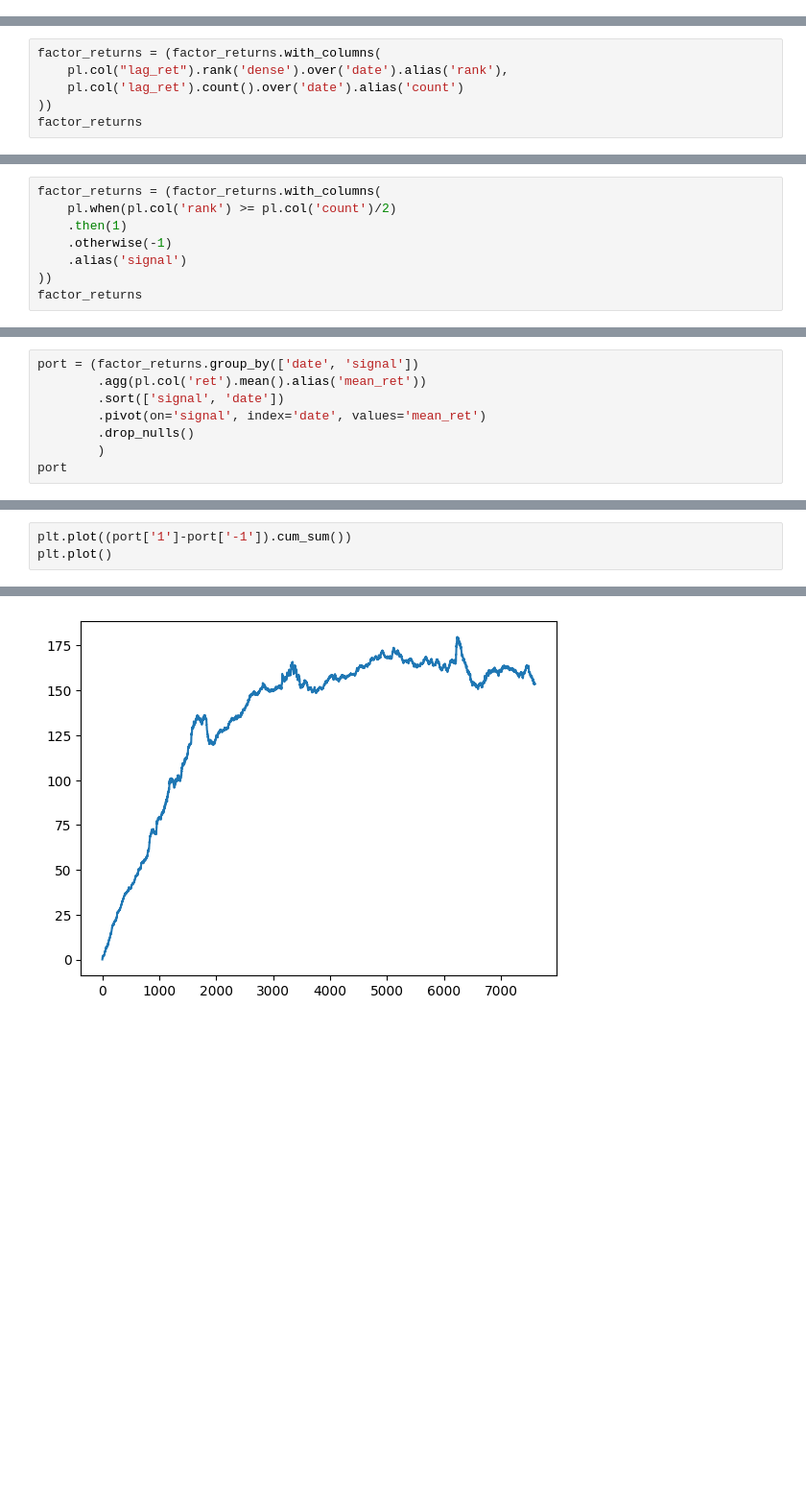
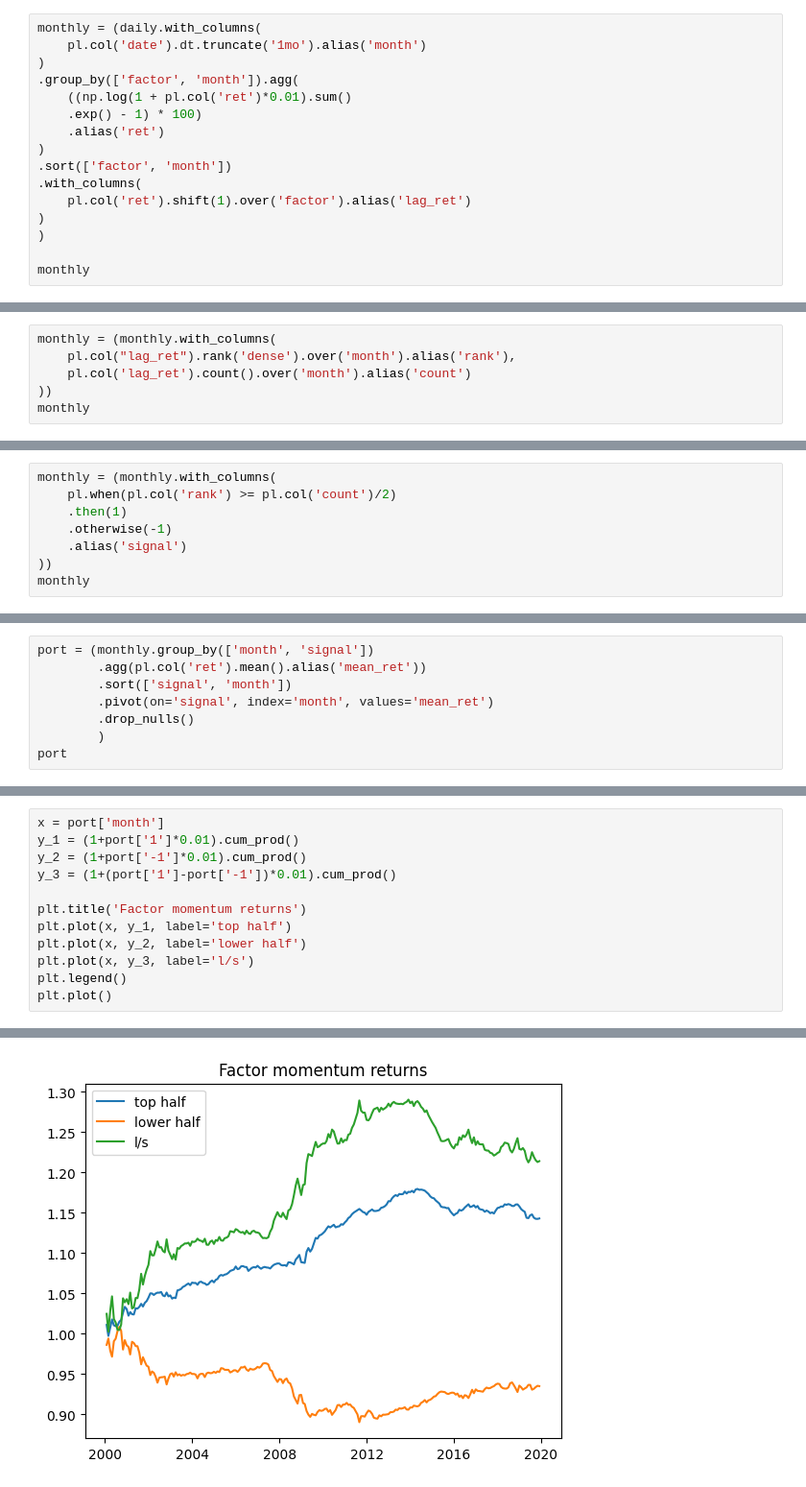
Before and after one commit to rvance1/factor-momentum, a Jupyter notebook: src/factors.ipynb, the cells around one changed output, grey strips where cells are left out. Shown: that part at 96% size. Cells and saved outputs as stored; diff of their text form; blank space fills up the shorter version.

```diff
--- a/src/factors.ipynb
+++ b/src/factors.ipynb
@@ -51,0 +33,16 @@ shape: (585_354, 4)
+# %%
+monthly = (daily.with_columns(
+    pl.col('date').dt.truncate('1mo').alias('month')
+)
+.group_by(['factor', 'month']).agg(
+    ((np.log(1 + pl.col('ret')*0.01).sum()
+    .exp() - 1) * 100)
+    .alias('ret')
+)
+.sort(['factor', 'month'])
+.with_columns(
+    pl.col('ret').shift(1).over('factor').alias('lag_ret')
+)
+)
+
+monthly
@@ -52,7 +64,7 @@ shape: (585_354, 4)
 # %%
-factor_returns = (factor_returns.with_columns(
-    pl.col("lag_ret").rank('dense').over('date').alias('rank'),
-    pl.col('lag_ret').count().over('date').alias('count')
+monthly = (monthly.with_columns(
+    pl.col("lag_ret").rank('dense').over('month').alias('rank'),
+    pl.col('lag_ret').count().over('month').alias('count')
 ))
-factor_returns
+monthly
 # %% [output]
@@ -73,9 +85,9 @@ shape: (585_354, 6)
 # %%
-factor_returns = (factor_returns.with_columns(
+monthly = (monthly.with_columns(
     pl.when(pl.col('rank') >= pl.col('count')/2)
     .then(1)
     .otherwise(-1)
     .alias('signal')
 ))
-factor_returns
+monthly
 # %% [output]
@@ -96,8 +108,8 @@ shape: (585_354, 7)
 # %%
-port = (factor_returns.group_by(['date', 'signal'])
+port = (monthly.group_by(['month', 'signal'])
         .agg(pl.col('ret').mean().alias('mean_ret'))
-        .sort(['signal', 'date'])
-        .pivot(on='signal', index='date', values='mean_ret')
+        .sort(['signal', 'month'])
+        .pivot(on='signal', index='month', values='mean_ret')
         .drop_nulls()
         )
 port
@@ -119,6 +131,15 @@ shape: (7_601, 3)
 # %%
-plt.plot((port['1']-port['-1']).cum_sum())
+x = port['month']
+y_1 = (1+port['1']*0.01).cum_prod()
+y_2 = (1+port['-1']*0.01).cum_prod()
+y_3 = (1+(port['1']-port['-1'])*0.01).cum_prod()
+
+plt.title('Factor momentum returns')
+plt.plot(x, y_1, label='top half')
+plt.plot(x, y_2, label='lower half')
+plt.plot(x, y_3, label='l/s')
+plt.legend()
 plt.plot()
 # %% [output]
 []
-[figure, old version]
+[figure, new version]
```
Also changed, not shown: parts of 7 cells of this notebook.
